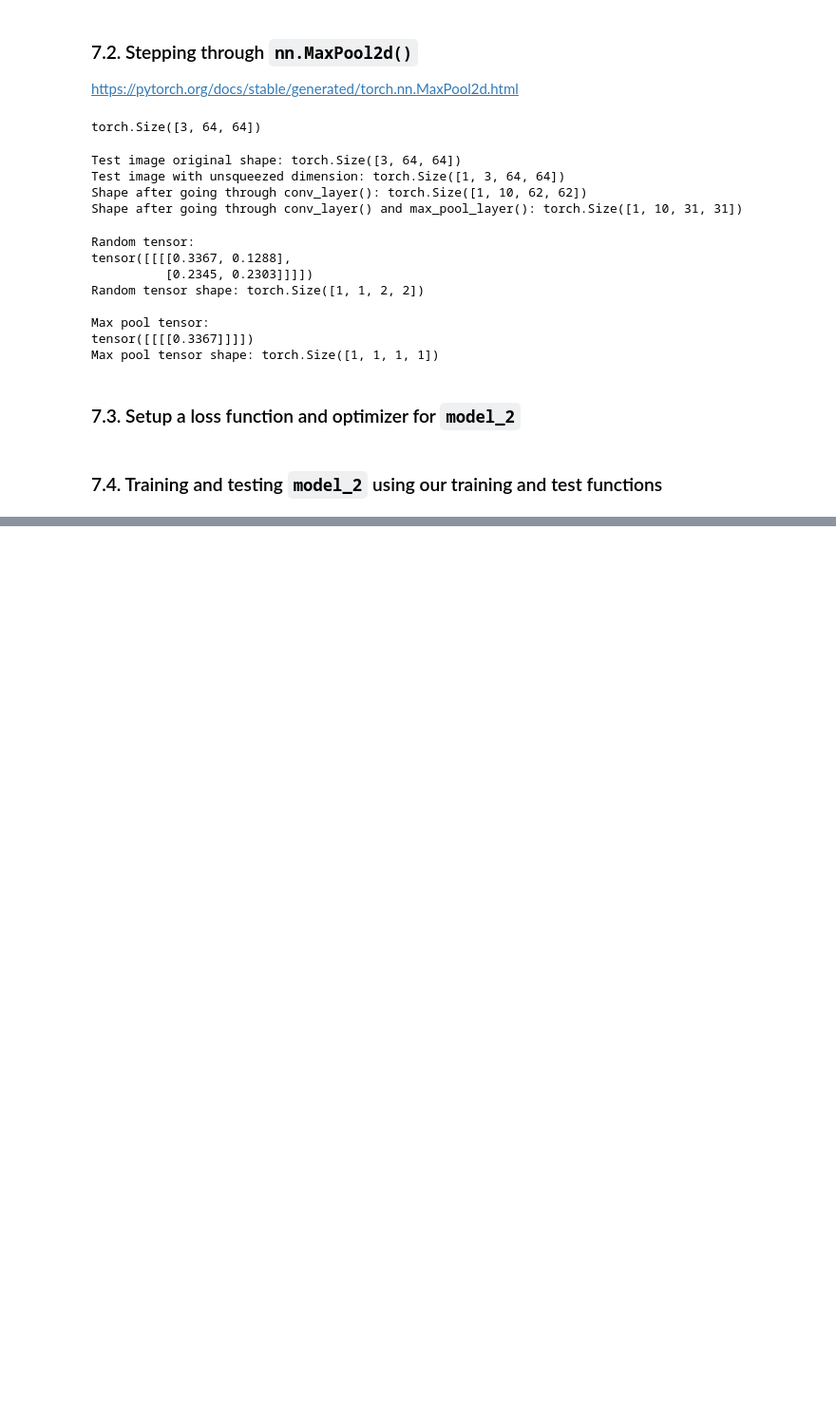
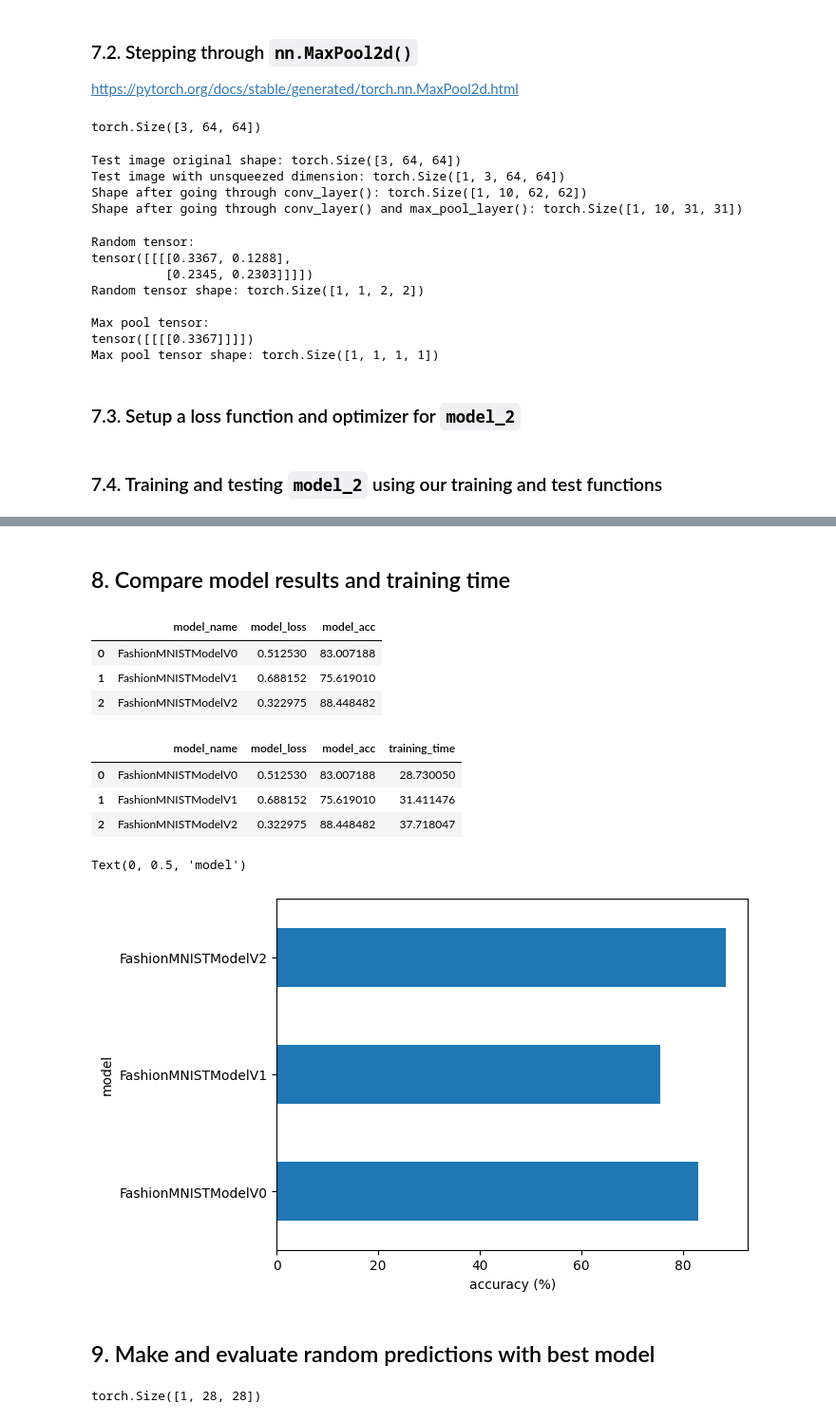
Before and after one commit to JoseJesusLaCasaNieto/Udemy, a Jupyter notebook: PyTorch_for_Deep_Learning_Bootcamp_Course/Computer_Vision/03_pytorch_computer_vision_video.ipynb, the cells around one changed output, grey strips where cells are left out. Shown at 95% size. Saved outputs shown, nothing was run; the diff lists cells and outputs as text; code cells hidden in the pictures; blank space fills up the shorter version.

Commit message:
Pytorch for Deep Learning Bootcamp - 03 PyTorch Computer Vision Video

```diff
--- a/PyTorch_for_Deep_Learning_Bootcamp_Course/Computer_Vision/03_pytorch_computer_vision_video.ipynb
+++ b/PyTorch_for_Deep_Learning_Bootcamp_Course/Computer_Vision/03_pytorch_computer_vision_video.ipynb
@@ -1076,0 +1077,35 @@ model_2_results
+# %% [markdown]
+## 8. Compare model results and training time
+# %%
+import pandas as pd
+
+compare_results = pd.DataFrame([model_0_results,
+                               model_1_results,
+                               model_2_results])
+compare_results
+# %% [output]
+|  | model_name | model_loss | model_acc |
+| 0 | FashionMNISTModelV0 | 0.512530 | 83.007188 |
+| 1 | FashionMNISTModelV1 | 0.688152 | 75.619010 |
+| 2 | FashionMNISTModelV2 | 0.322975 | 88.448482 |
+# %%
+# Add training time to results comparison
+compare_results["training_time"] = [total_train_time_model_0,
+                                    total_train_time_model_1,
+                                    total_train_time_model_2]
+compare_results
+# %% [output]
+|  | model_name | model_loss | model_acc | training_time |
+| 0 | FashionMNISTModelV0 | 0.512530 | 83.007188 | 28.730050 |
+| 1 | FashionMNISTModelV1 | 0.688152 | 75.619010 | 31.411476 |
+| 2 | FashionMNISTModelV2 | 0.322975 | 88.448482 | 37.718047 |
+# %%
+# Visualize our model results
+compare_results.set_index("model_name")["model_acc"].plot(kind="barh")
+plt.xlabel("accuracy (%)")
+plt.ylabel("model")
+# %% [output]
+Text(0, 0.5, 'model')
+[figure, added]
+# %% [markdown]
+## 9. Make and evaluate random predictions with best model
@@ -1076,0 +1134,14 @@ model_2_results
+# %%
+import random
+
+random.seed(42)
+test_samples = []
+test_labels = []
+for sample, label in random.sample(list(test_data), k=9):
+  test_samples.append(sample)
+  test_labels.append(label)
+
+# View the first sample shape
+test_samples[0].shape
+# %% [output]
+torch.Size([1, 28, 28])
```
Also changed, not shown: parts of 13 cells of this notebook.
